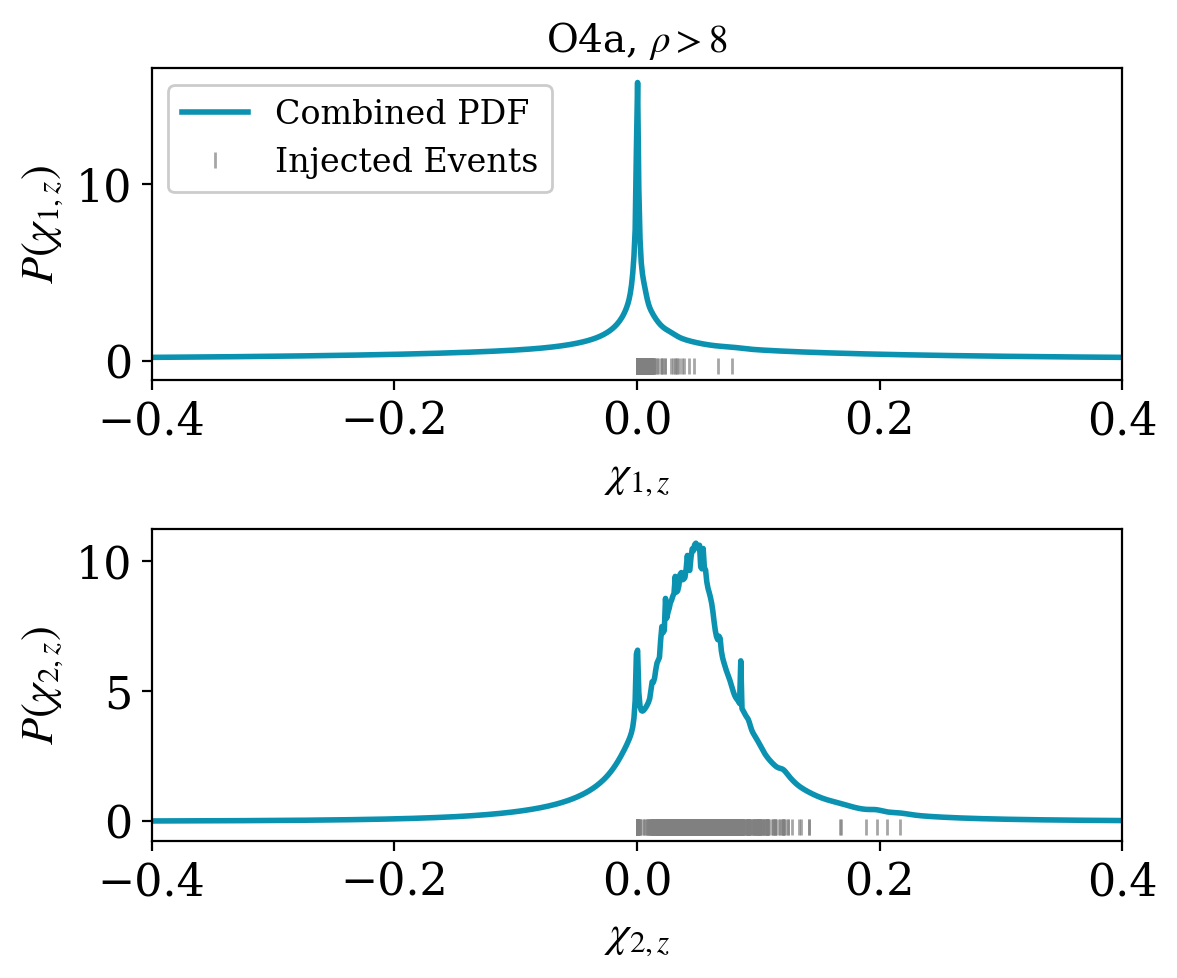
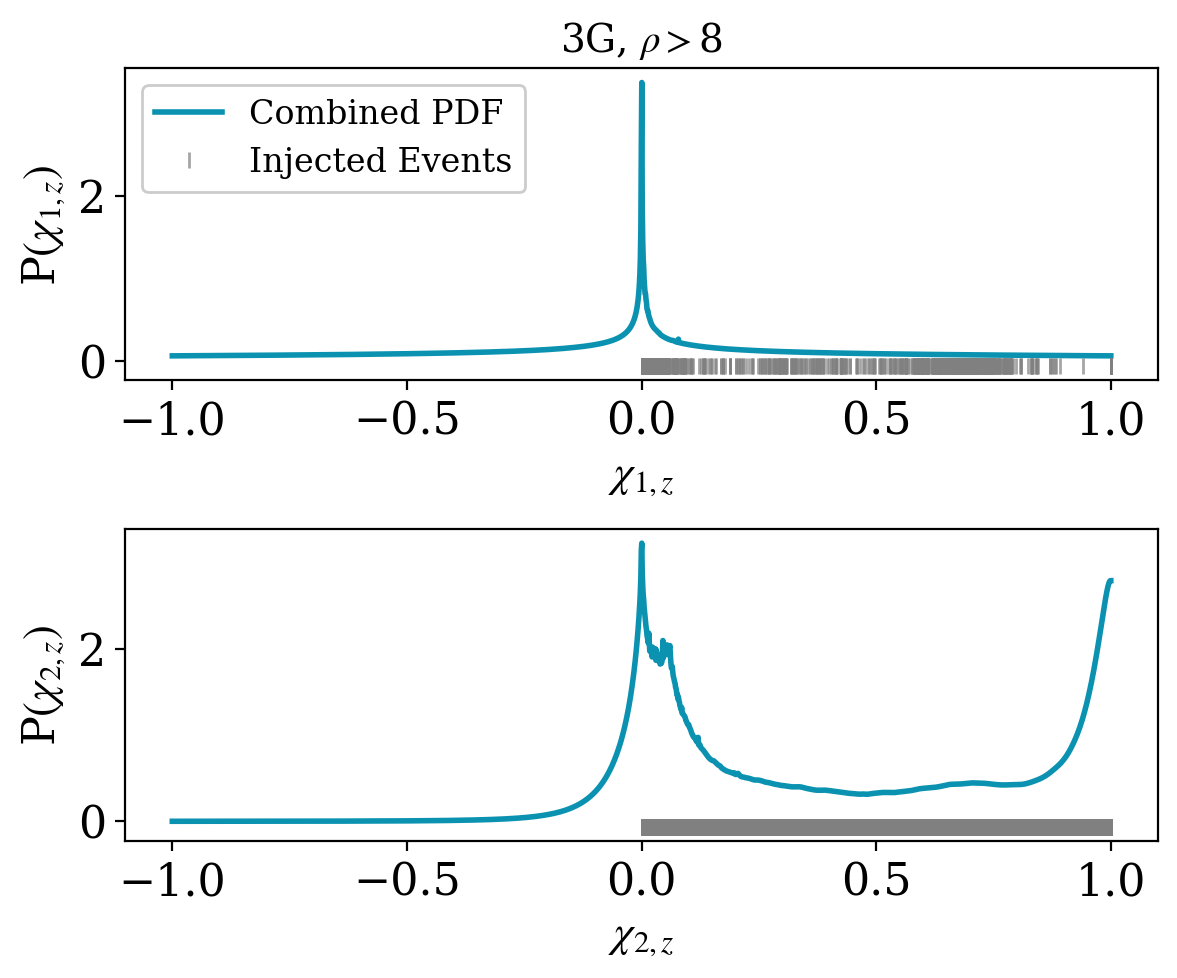
The notebook cell's code change between the first figure and the second:
--- before
+++ after
@@ -35,22 +35,22 @@
         "|", color="gray", alpha=0.7, markersize=6, label=r"Injected Events")
 
-axes[0].set_title(f"{net_name}, $\\rho > 8$", fontsize=14)
+axes[0].set_title(f"{net_name}, $\\rho >${SNR_THRESHOLD}", fontsize=14)
 
 ax = axes[0]
 ax.set_xlabel(r"$\chi_{1,z}$")
-ax.set_ylabel(r"$P(\chi_{1,z})$")
+ax.set_ylabel(r"P$(\chi_{1,z})$")
 ax.legend(loc='upper left', fontsize=12)
-ax.set_xlim(-0.4, 0.4)
+# ax.set_xlim(-0.4, 0.4)
 # ax.set_yscale('log')
 
 ax = axes[1]
 ax.set_xlabel(r"$\chi_{2,z}$")
-ax.set_ylabel(r"$P(\chi_{2,z})$")
+ax.set_ylabel(r"P$(\chi_{2,z})$")
 # ax.legend(loc='upper left', fontsize=12)
-ax.set_xlim(-0.4, 0.4)
+# ax.set_xlim(-0.4, 0.4)
 # ax.set_yscale('log')
 
 plt.tight_layout()
-plt.savefig(f"pop_plots/{net_name}_chi1z_chi2z_posteriors.pdf", dpi=300, bbox_inches='tight')
+# plt.savefig(f"pop_plots/{net_name}_chi1z_chi2z_posteriors.pdf", dpi=300, bbox_inches='tight')
 
 plt.show()

Commit: post processed 3G posteriors with new gwfast pipeline